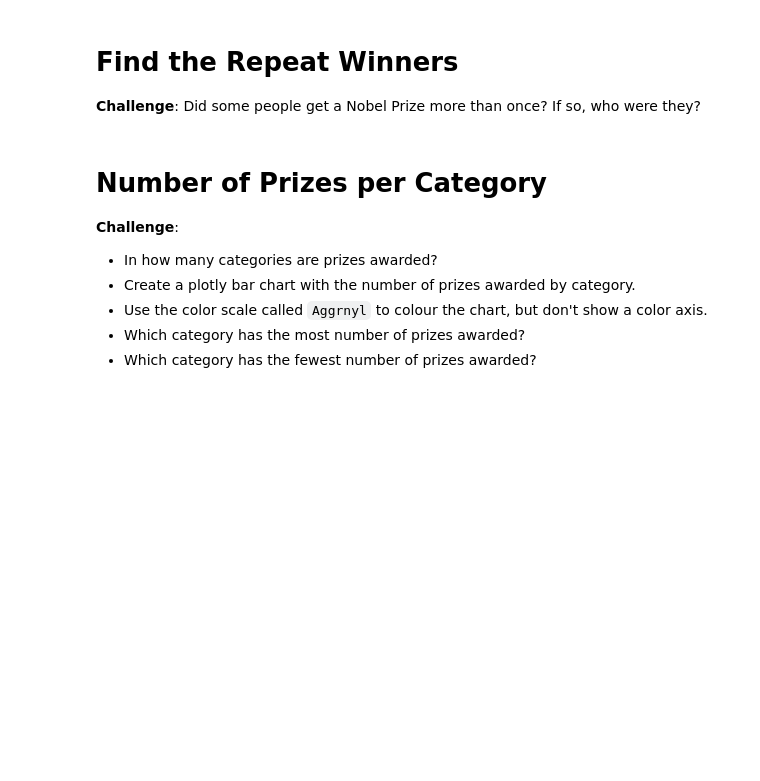
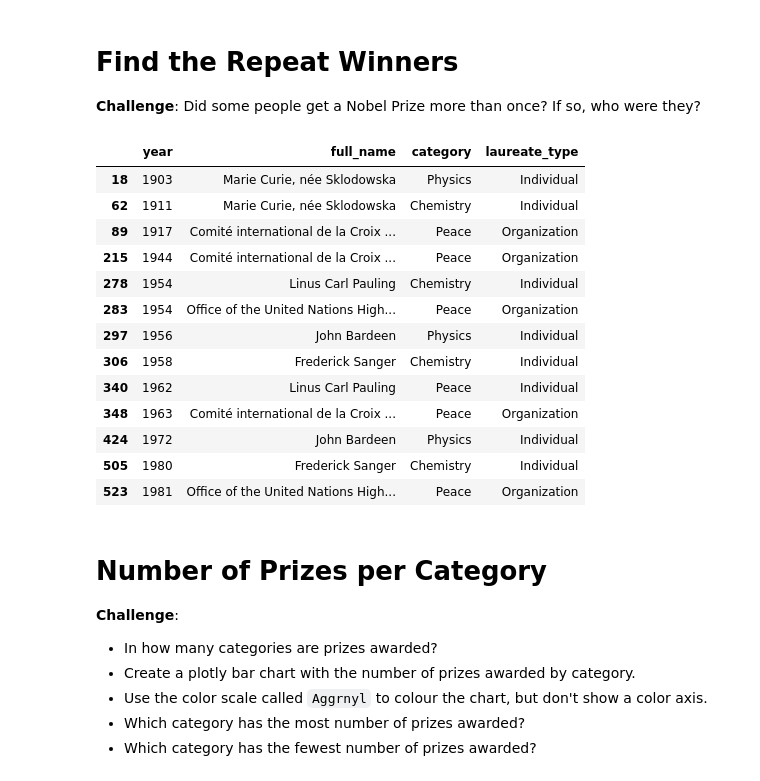
Before and after one commit to ArieKnoester/nobel-laureates-jupyter-notebook, a Jupyter notebook: Nobel_Prize_Analysis.ipynb, the cells around one changed output. Saved outputs shown, nothing was run; the diff lists cells and outputs as text; code cells hidden in the pictures; blank space fills up the shorter version.

Commit message:
Outputs repeat winners.

```diff
--- a/Nobel_Prize_Analysis.ipynb
+++ b/Nobel_Prize_Analysis.ipynb
@@ -278,6 +278,26 @@ first_female_laureates.head()
 # Find the Repeat Winners
 
 **Challenge**: Did some people get a Nobel Prize more than once? If so, who were they?
+# %%
+winners = df_data.duplicated(subset=['full_name'], keep=False)
+repeat_winners = df_data[winners]
+column_subset = ['year', 'full_name', 'category', 'laureate_type']
+repeat_winners[column_subset]
+# %% [output]
+|  | year | full_name | category | laureate_type |
+| 18 | 1903 | Marie Curie, née Sklodowska | Physics | Individual |
+| 62 | 1911 | Marie Curie, née Sklodowska | Chemistry | Individual |
+| 89 | 1917 | Comité international de la Croix ... | Peace | Organization |
+| 215 | 1944 | Comité international de la Croix ... | Peace | Organization |
+| 278 | 1954 | Linus Carl Pauling | Chemistry | Individual |
+| 283 | 1954 | Office of the United Nations High... | Peace | Organization |
+| 297 | 1956 | John Bardeen | Physics | Individual |
+| 306 | 1958 | Frederick Sanger | Chemistry | Individual |
+| 340 | 1962 | Linus Carl Pauling | Peace | Individual |
+| 348 | 1963 | Comité international de la Croix ... | Peace | Organization |
+| 424 | 1972 | John Bardeen | Physics | Individual |
+| 505 | 1980 | Frederick Sanger | Chemistry | Individual |
+| 523 | 1981 | Office of the United Nations High... | Peace | Organization |
 # %% [markdown]
 # Number of Prizes per Category
 
```
